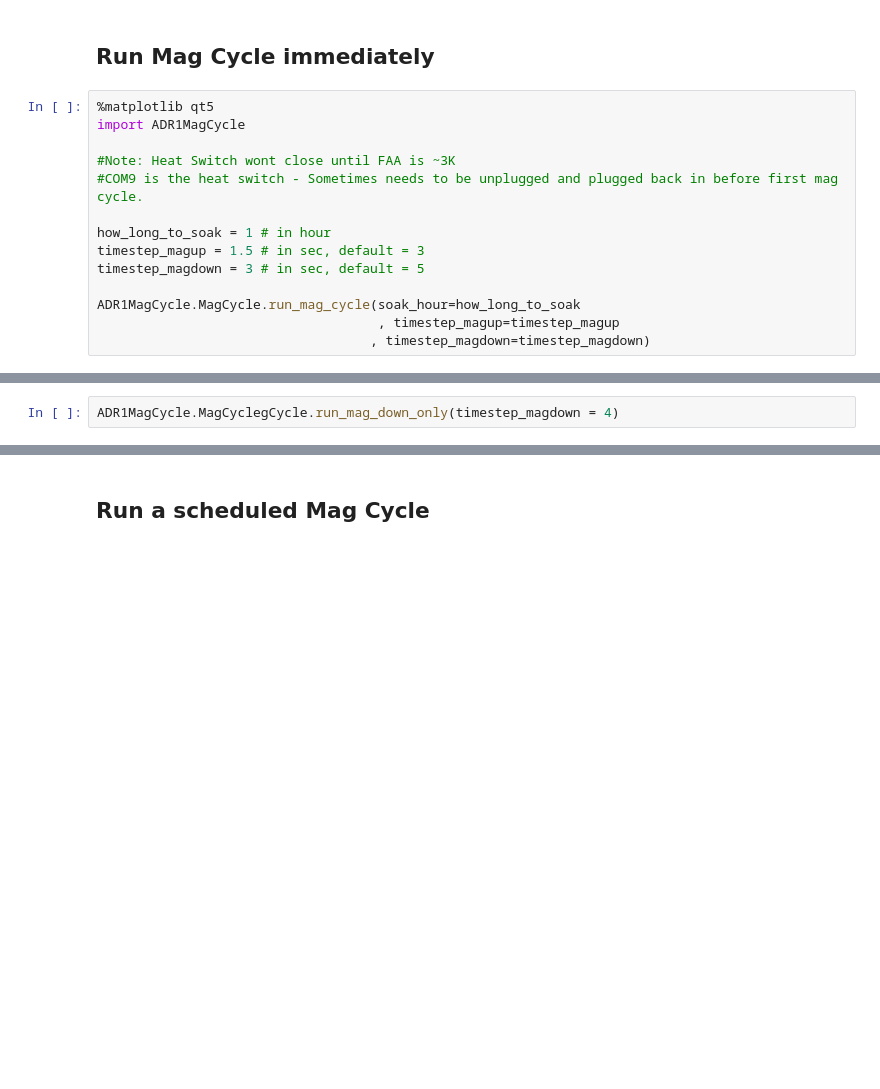
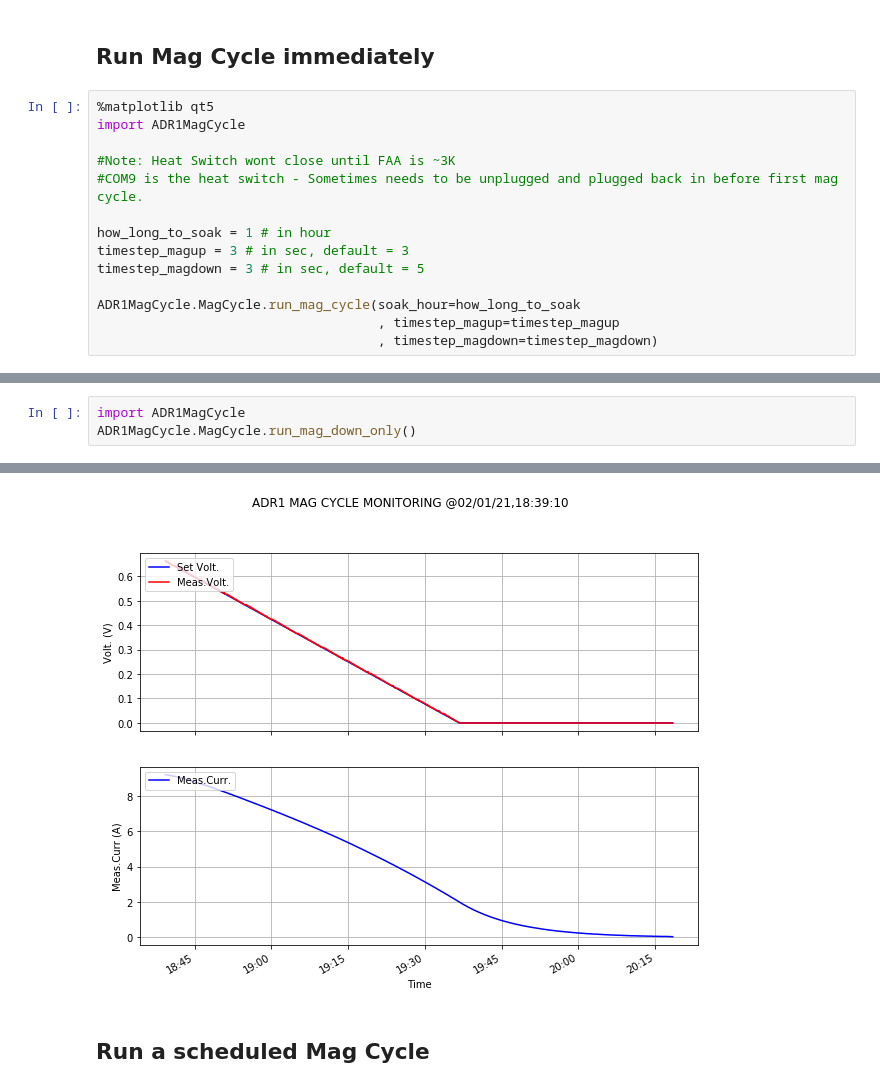
Before and after one commit to JaseungKu/python-code-SYR, a Jupyter notebook: ADR_MagCycle/ADR1 Cool down.ipynb, the cells around one changed output, grey strips where cells are left out. Cells and saved outputs as stored; diff of their text form; blank space fills up the shorter version.

```diff
--- a/ADR_MagCycle/ADR1 Cool down.ipynb
+++ b/ADR_MagCycle/ADR1 Cool down.ipynb
@@ -25,10 +30,10 @@ import ADR1MagCycle
 #COM9 is the heat switch - Sometimes needs to be unplugged and plugged back in before first mag cycle.
 
 how_long_to_soak = 1 # in hour
-timestep_magup = 1.5 # in sec, default = 3
+timestep_magup = 3 # in sec, default = 3
 timestep_magdown = 3 # in sec, default = 5
 
 ADR1MagCycle.MagCycle.run_mag_cycle(soak_hour=how_long_to_soak
                                     , timestep_magup=timestep_magup
-                                   , timestep_magdown=timestep_magdown)
+                                    , timestep_magdown=timestep_magdown)
 # %% [output]
@@ -52,2 +58,4 @@ INFO:root:Mag cycle ended @15:51:54! Yeah!
-# %%
-ADR1MagCycle.MagCyclegCycle.run_mag_down_only(timestep_magdown = 4)
+# %%
+import ADR1MagCycle
+ADR1MagCycle.MagCycle.run_mag_down_only()
+# %% [output]
@@ -54,3 +70,4 @@ ADR1MagCycle.MagCyclegCycle.run_mag_down_only(timestep_magdown = 4)
+[figure, added]
 # %% [markdown]
 ## Run a scheduled Mag Cycle
 # %%
```
Also changed, not shown: parts of 6 cells of this notebook, 18 other files.
